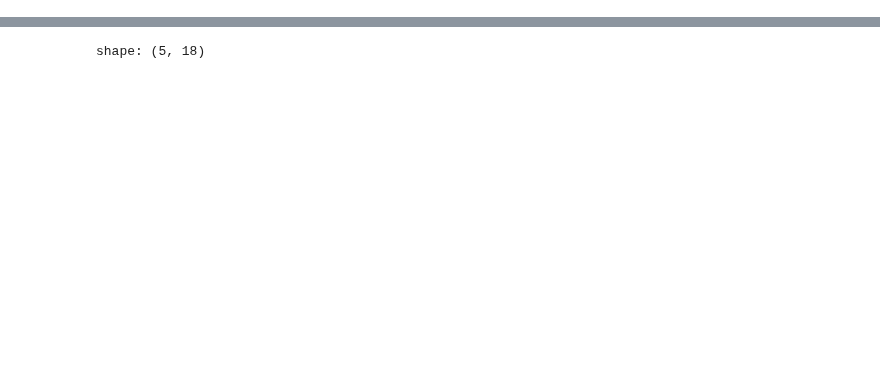
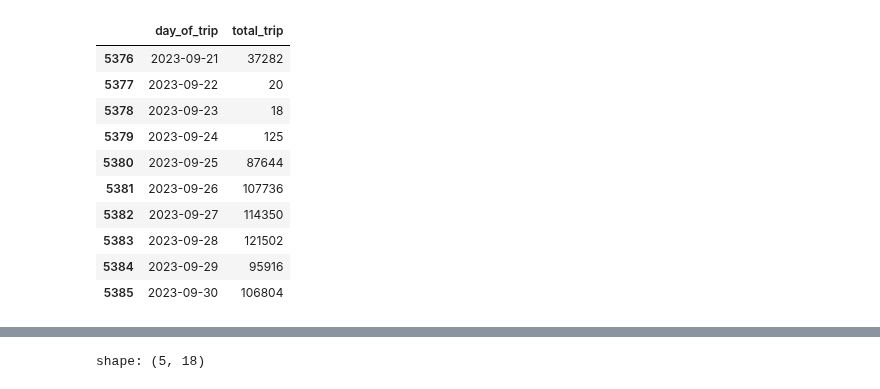
Before and after one commit to imdwipayana/Battlefield, a Jupyter notebook: DuckDB/Time_Series_Taxi/yellow_ts_2023.ipynb, the cells around one changed output, grey strips where cells are left out. Drawn from its saved outputs; the diff is of its cells as text; code cells hidden in the pictures; blank space fills up the shorter version.

```diff
--- a/DuckDB/Time_Series_Taxi/yellow_ts_2023.ipynb
+++ b/DuckDB/Time_Series_Taxi/yellow_ts_2023.ipynb
@@ -3,0 +264,15 @@ import duckdb
+# %%
+#--- Check the 10 last data
+df.tail(10)
+# %% [output]
+|  | day_of_trip | total_trip |
+| 5376 | 2023-09-21 | 37282 |
+| 5377 | 2023-09-22 | 20 |
+| 5378 | 2023-09-23 | 18 |
+| 5379 | 2023-09-24 | 125 |
+| 5380 | 2023-09-25 | 87644 |
+| 5381 | 2023-09-26 | 107736 |
+| 5382 | 2023-09-27 | 114350 |
+| 5383 | 2023-09-28 | 121502 |
+| 5384 | 2023-09-29 | 95916 |
+| 5385 | 2023-09-30 | 106804 |
```
Also changed, not shown: parts of 17 cells of this notebook.
